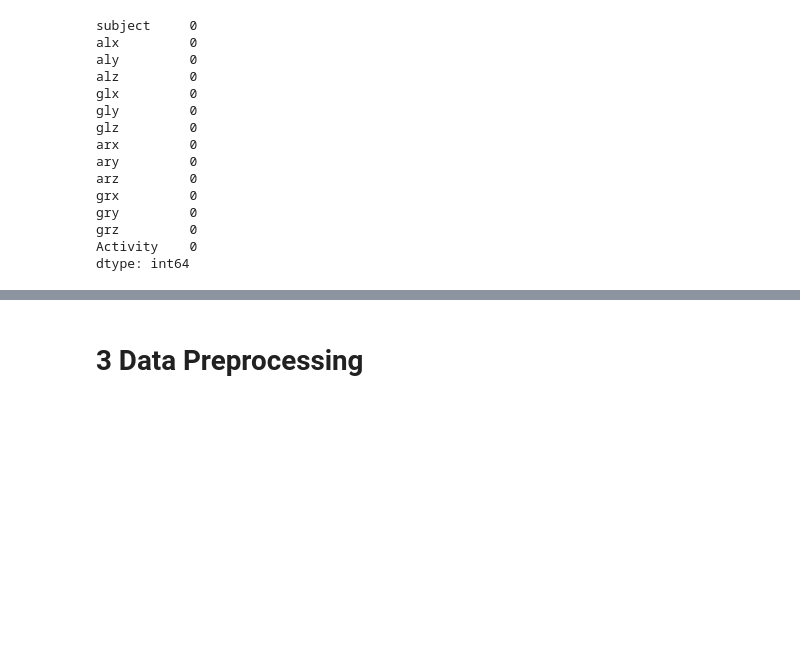
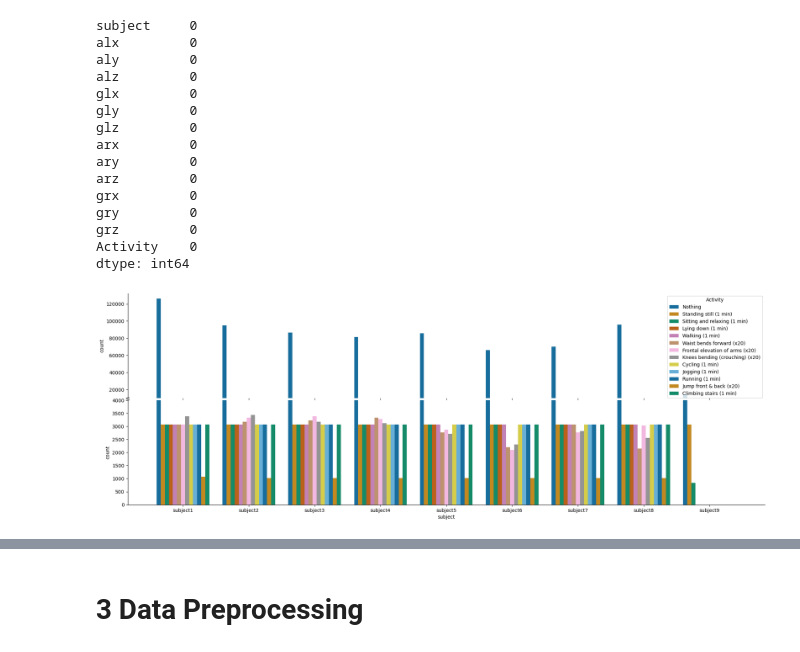
Before and after one commit to andysontran/14-CHL5230-F23, a Jupyter notebook: Datathon_5_ST.ipynb, the cells around one changed output, grey strips where cells are left out. Drawn from its saved outputs; the diff is of its cells as text; code cells hidden in the pictures; blank space fills up the shorter version.

```diff
--- a/Datathon_5_ST.ipynb
+++ b/Datathon_5_ST.ipynb
@@ -66,3 +64,49 @@ gry         0
 grz         0
 Activity    0
 dtype: int64
+# %%
+activity_labels = {
+    0: 'Nothing',
+    1: 'Standing still (1 min)',
+    2: 'Sitting and relaxing (1 min)',
+    3: 'Lying down (1 min)',
+    4: 'Walking (1 min)',
+    5: 'Climbing stairs (1 min)',
+    6: 'Waist bends forward (x20)',
+    7: 'Frontal elevation of arms (x20)',
+    8: 'Knees bending (crouching) (x20)',
+    9: 'Cycling (1 min)',
+    10: 'Jogging (1 min)',
+    11: 'Running (1 min)',
+    12: 'Jump front & back (x20)'
+}
+
+df_labelled = df.copy()
+df_labelled['Activity'] = df['Activity'].map(activity_labels)
+# %%
+import seaborn as sns
+import numpy as np
+import matplotlib.pyplot as plt
+f, (ax_top, ax_bottom) = plt.subplots(ncols=1, nrows=2, sharex=True, gridspec_kw={'hspace':0.02}, figsize = (24, 8))
+sns.countplot(x='subject',hue='Activity', data = df_labelled, palette = 'colorblind', ax=ax_top)
+sns.countplot(x='subject',hue='Activity', data = df_labelled, palette = 'colorblind', ax=ax_bottom)
+
+ax_top.set_ylim(bottom=10000)
+ax_bottom.set_ylim(0,4000)
+
+sns.despine(ax=ax_bottom)
+sns.despine(ax=ax_top, bottom=True)
+
+ax = ax_top
+d = .002 # Diagonal dash size
+kwargs = dict(transform=ax.transAxes, color='k', clip_on=False)
+ax.plot((-d, +d), (-d, +d), **kwargs)        # Top-left diagonal
+
+ax2 = ax_bottom
+kwargs.update(transform=ax2.transAxes)
+ax2.plot((-d, +d), (1 - d, 1 + d), **kwargs)  # Bottom-left diagonal
+
+ax_bottom.legend_.remove()
+plt.show()
+# %% [output]
+[figure, added]
```
Also changed, not shown: parts of 21 cells of this notebook.
